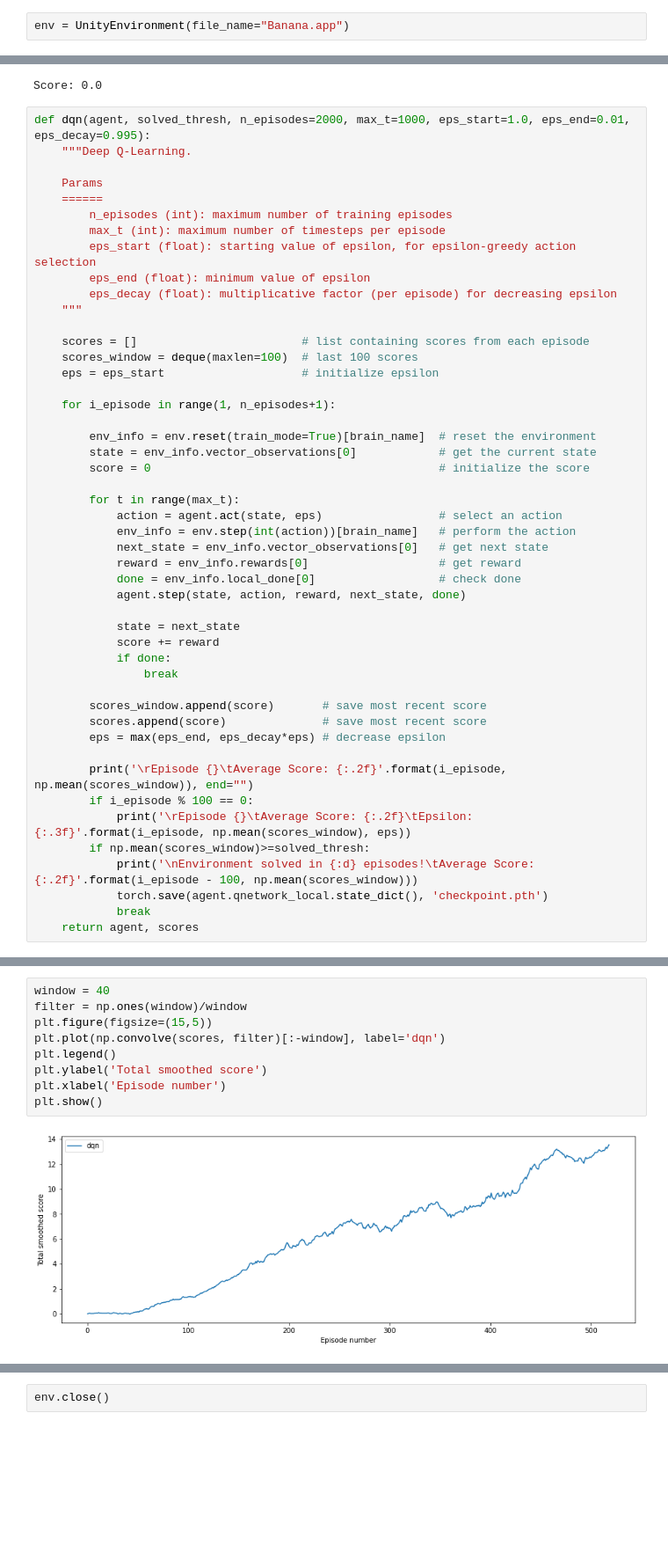
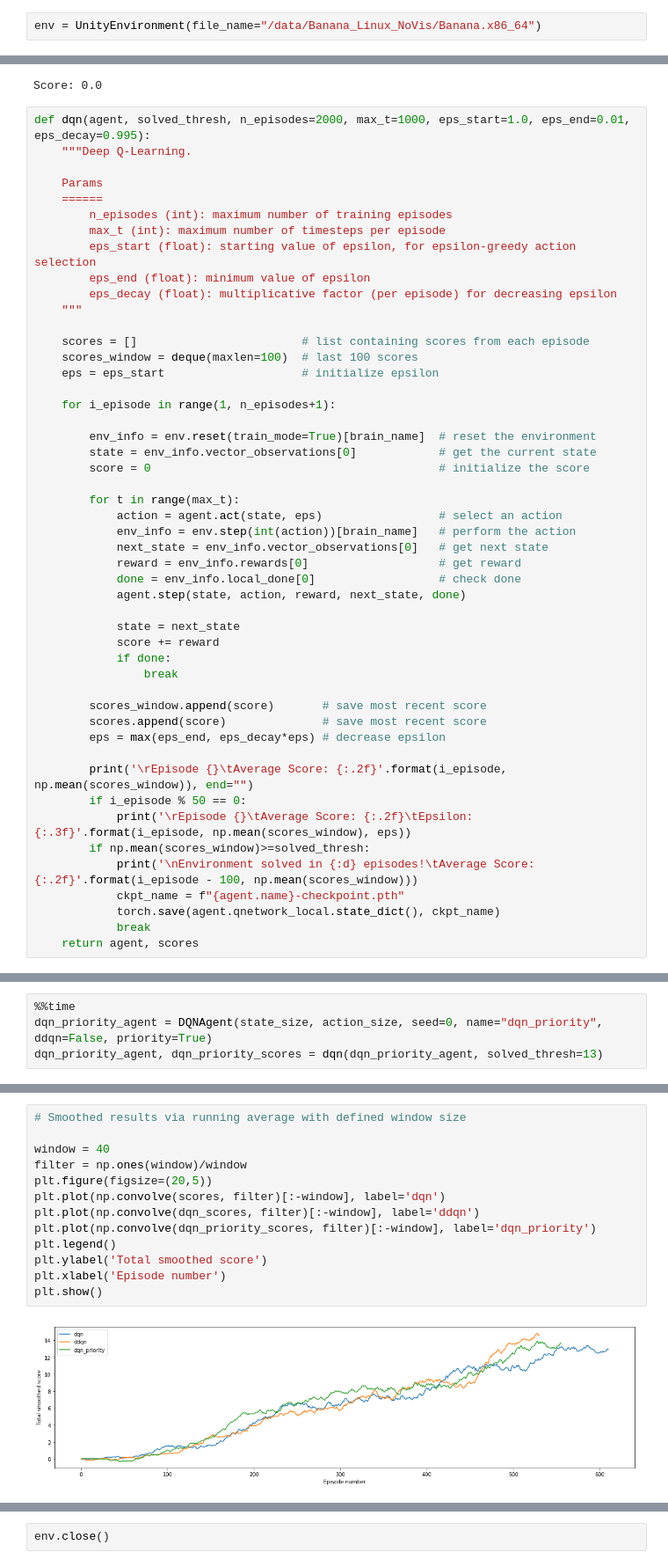
Before and after one commit to rrstal/drlnd, a Jupyter notebook: Navigation.ipynb, the cells around one changed output, grey strips where cells are left out. Shown at 88% size. Cells and saved outputs as stored; diff of their text form; blank space fills up the shorter version.

Commit message:
Implement extensions: ddqn, prioritised exp replay. Reorg code.

```diff
--- a/Navigation.ipynb
+++ b/Navigation.ipynb
@@ -23,7 +23,7 @@ import matplotlib.pyplot as plt
 from models import QNetwork
 from agents import DQNAgent
 # %%
-env = UnityEnvironment(file_name="Banana.app")
+env = UnityEnvironment(file_name="/data/Banana_Linux_NoVis/Banana.x86_64")
 # %% [output]
 INFO:unityagents:
 'Academy' started successfully!
@@ -145,11 +136,12 @@ def dqn(agent, solved_thresh, n_episodes=2000, max_t=1000, eps_start=1.0, eps_en
         eps = max(eps_end, eps_decay*eps) # decrease epsilon
 
         print('\rEpisode {}\tAverage Score: {:.2f}'.format(i_episode, np.mean(scores_window)), end="")
-        if i_episode % 100 == 0:
+        if i_episode % 50 == 0:
             print('\rEpisode {}\tAverage Score: {:.2f}\tEpsilon: {:.3f}'.format(i_episode, np.mean(scores_window), eps))
         if np.mean(scores_window)>=solved_thresh:
             print('\nEnvironment solved in {:d} episodes!\tAverage Score: {:.2f}'.format(i_episode - 100, np.mean(scores_window)))
-            torch.save(agent.qnetwork_local.state_dict(), 'checkpoint.pth')
+            ckpt_name = f"{agent.name}-checkpoint.pth"
+            torch.save(agent.qnetwork_local.state_dict(), ckpt_name)
             break
     return agent, scores
 # %%
@@ -175,0 +187,4 @@ Plot the scores throghout the training
+# %%
+%%time
+dqn_priority_agent = DQNAgent(state_size, action_size, seed=0, name="dqn_priority", ddqn=False, priority=True)
+dqn_priority_agent, dqn_priority_scores = dqn(dqn_priority_agent, solved_thresh=13)
@@ -190,11 +220,15 @@ Smooth the scores via running average with defined window size
 # %%
+# Smoothed results via running average with defined window size
+
 window = 40
 filter = np.ones(window)/window
-plt.figure(figsize=(15,5))
+plt.figure(figsize=(20,5))
 plt.plot(np.convolve(scores, filter)[:-window], label='dqn')
+plt.plot(np.convolve(dqn_scores, filter)[:-window], label='ddqn')
+plt.plot(np.convolve(dqn_priority_scores, filter)[:-window], label='dqn_priority')
 plt.legend()
 plt.ylabel('Total smoothed score')
 plt.xlabel('Episode number')
 plt.show()
 # %% [output]
-[figure, old version]
+[figure, new version]
```
Also changed, not shown: parts of 12 cells of this notebook, 3 other files.
